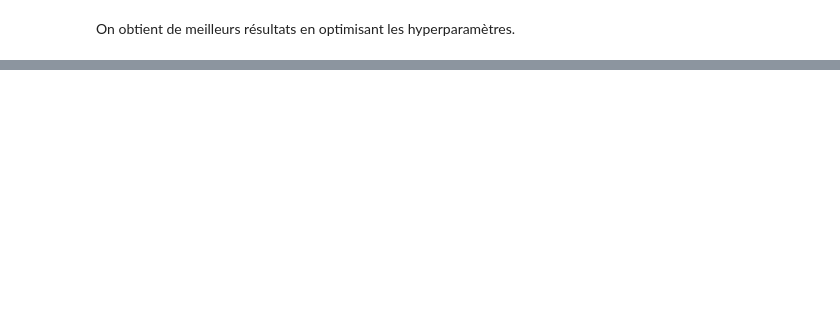
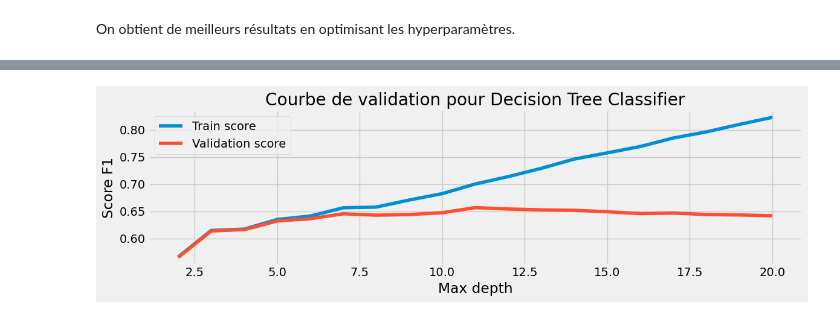
Before and after one commit to jrafei/income-prediction, a Jupyter notebook: notebooks/models_random_forests.ipynb, the cells around one changed output, grey strips where cells are left out. Cells and saved outputs as stored; diff of their text form; code cells hidden in the pictures; blank space fills up the shorter version.

```diff
--- a/notebooks/models_random_forests.ipynb
+++ b/notebooks/models_random_forests.ipynb
@@ -521,0 +515,31 @@ On obtient de meilleurs résultats en optimisant les hyperparamètres.
+# %%
+# Calculer les courbes de validation
+
+param_range = np.arange(2, 21)
+
+train_scores, val_scores = validation_curve(
+    best_optim,
+    X_train_encoded,
+    y_train,
+    param_name='max_depth',
+    param_range=param_range,
+    cv=5,
+    scoring="f1"
+)
+
+# Calculer la moyenne et l'écart-type des scores
+train_scores_mean = np.mean(train_scores, axis=1)
+val_scores_mean = np.mean(val_scores, axis=1)
+
+# Tracer les courbes de validation
+plt.figure(figsize=(12, 4))
+plt.plot(param_range, train_scores_mean, label='Train score')
+plt.plot(param_range, val_scores_mean, label='Validation score')
+plt.legend()
+plt.title("Courbe de validation pour Decision Tree Classifier")
+plt.ylabel('Score F1')
+plt.xlabel('Max depth')
+save_image(plt, "dt_validation_curve.png")
+plt.show()
+# %% [output]
+[figure, added]
```
Also changed, not shown: parts of 49 cells of this notebook, 32 other files.
